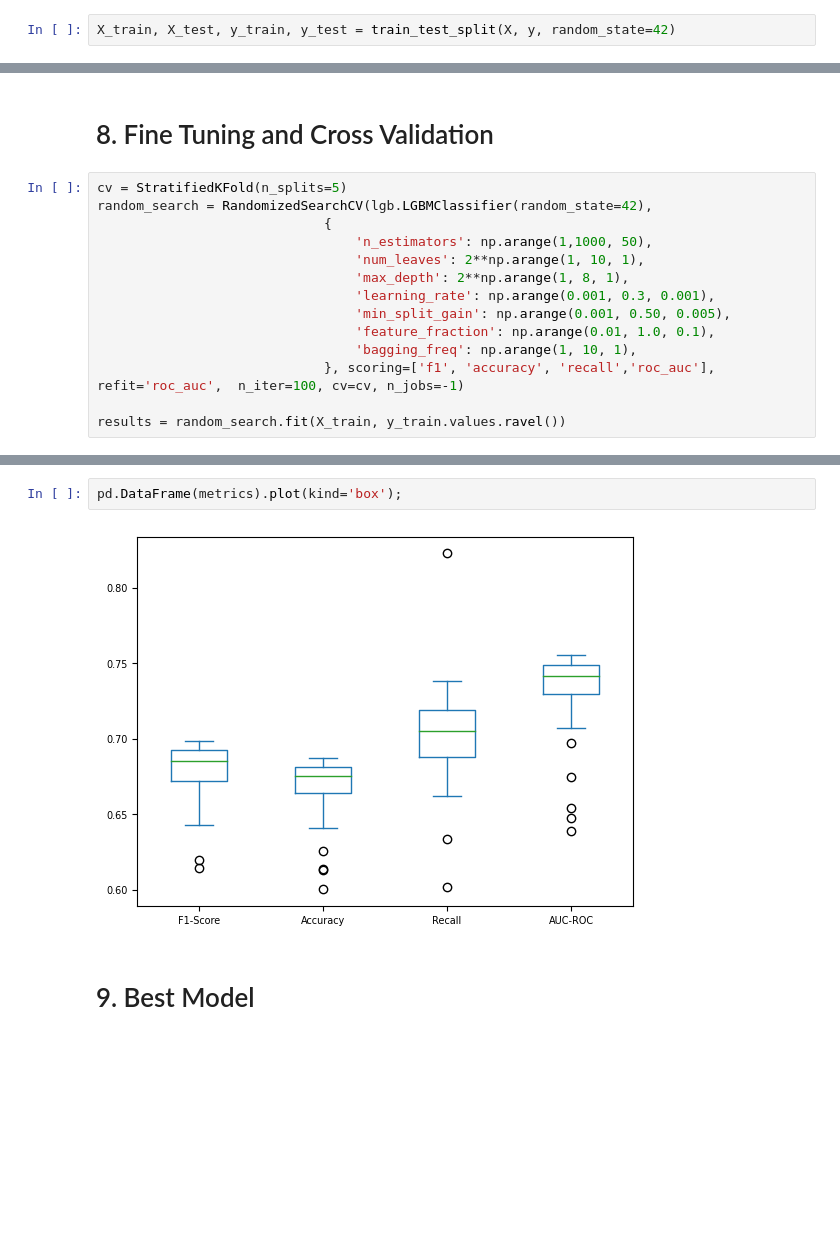
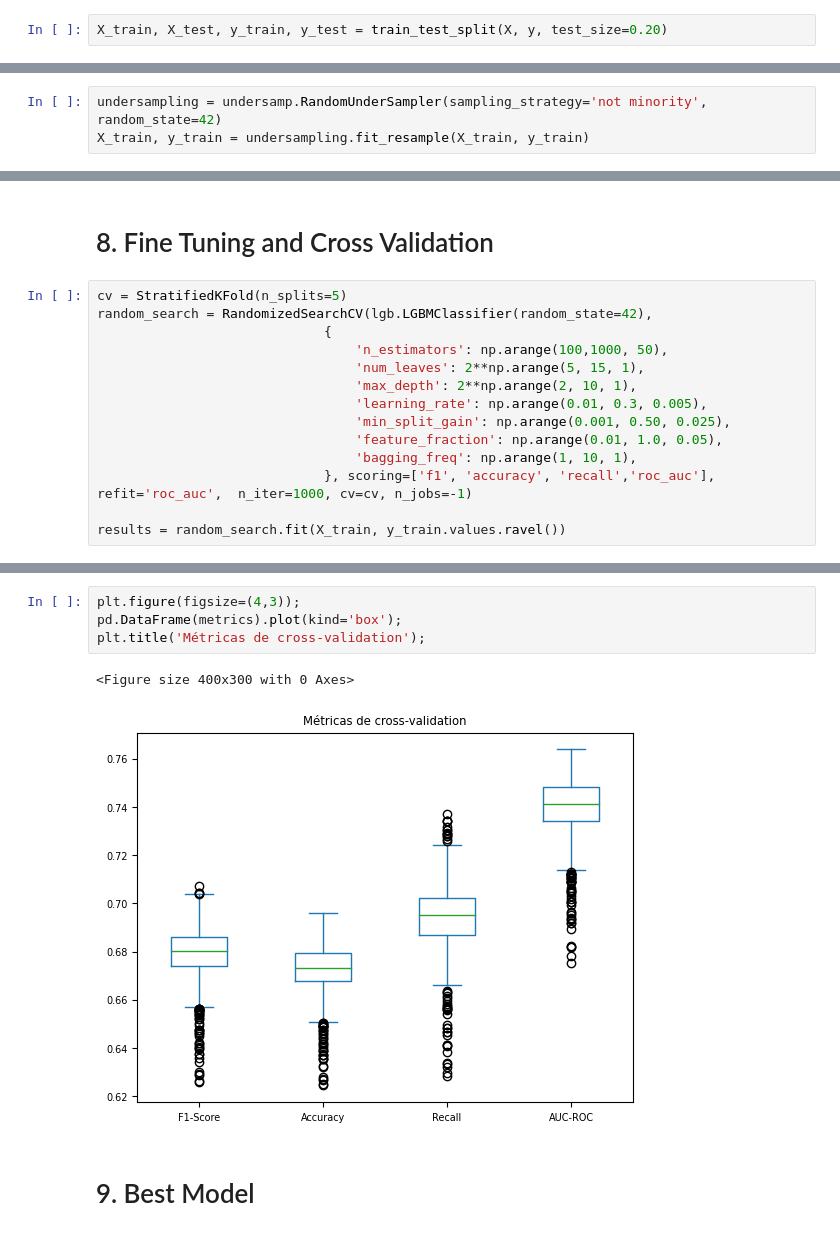
Before and after one commit to mahelvson/GasElectricityFraud, a Jupyter notebook: Final Notebook - Fraud Detection in Gas and Energy.ipynb, the cells around one changed output, grey strips where cells are left out. Saved outputs shown, nothing was run; the diff lists cells and outputs as text; blank space fills up the shorter version.

```diff
--- a/Final Notebook - Fraud Detection in Gas and Energy.ipynb
+++ b/Final Notebook - Fraud Detection in Gas and Energy.ipynb
@@ -450,4 +468,4 @@ X, y = df5.drop('target', axis=1), df5[['target']]
 # %% [markdown]
 ## 5.1 Split Data
 # %%
-X_train, X_test, y_train, y_test = train_test_split(X, y, random_state=42)
+X_train, X_test, y_train, y_test = train_test_split(X, y, test_size=0.20)
@@ -458,0 +474,3 @@ X_train, y_train = undersampling.fit_resample(X_train, y_train)
+# %%
+undersampling = undersamp.RandomUnderSampler(sampling_strategy='not minority', random_state=42)
+X_train, y_train = undersampling.fit_resample(X_train, y_train)
@@ -547,13 +573,13 @@ pd.DataFrame(results).sort_values('ROC-AUC Score', ascending=False)
 cv = StratifiedKFold(n_splits=5)
 random_search = RandomizedSearchCV(lgb.LGBMClassifier(random_state=42),
                              {
-                                 'n_estimators': np.arange(1,1000, 50),
-                                 'num_leaves': 2**np.arange(1, 10, 1),
-                                 'max_depth': 2**np.arange(1, 8, 1),
-                                 'learning_rate': np.arange(0.001, 0.3, 0.001),
-                                 'min_split_gain': np.arange(0.001, 0.50, 0.005),
-                                 'feature_fraction': np.arange(0.01, 1.0, 0.1),
+                                 'n_estimators': np.arange(100,1000, 50),
+                                 'num_leaves': 2**np.arange(5, 15, 1),
+                                 'max_depth': 2**np.arange(2, 10, 1),
+                                 'learning_rate': np.arange(0.01, 0.3, 0.005),
+                                 'min_split_gain': np.arange(0.001, 0.50, 0.025),
+                                 'feature_fraction': np.arange(0.01, 1.0, 0.05),
                                  'bagging_freq': np.arange(1, 10, 1),
-                             }, scoring=['f1', 'accuracy', 'recall','roc_auc'], refit='roc_auc',  n_iter=100, cv=cv, n_jobs=-1)
+                             }, scoring=['f1', 'accuracy', 'recall','roc_auc'], refit='roc_auc',  n_iter=1000, cv=cv, n_jobs=-1)
 
 results = random_search.fit(X_train, y_train.values.ravel())
@@ -584,7 +645,10 @@ pd.DataFrame(metrics).describe()
 # %%
+plt.figure(figsize=(4,3));
 pd.DataFrame(metrics).plot(kind='box');
+plt.title('Métricas de cross-validation');
 # %% [output]
+<Figure size 400x300 with 0 Axes>
-[figure, old version]
+[figure, new version]
 # %% [markdown]
 # 9. Best Model
 # %%
```
Also changed, not shown: parts of 29 cells of this notebook, 1 other file.
